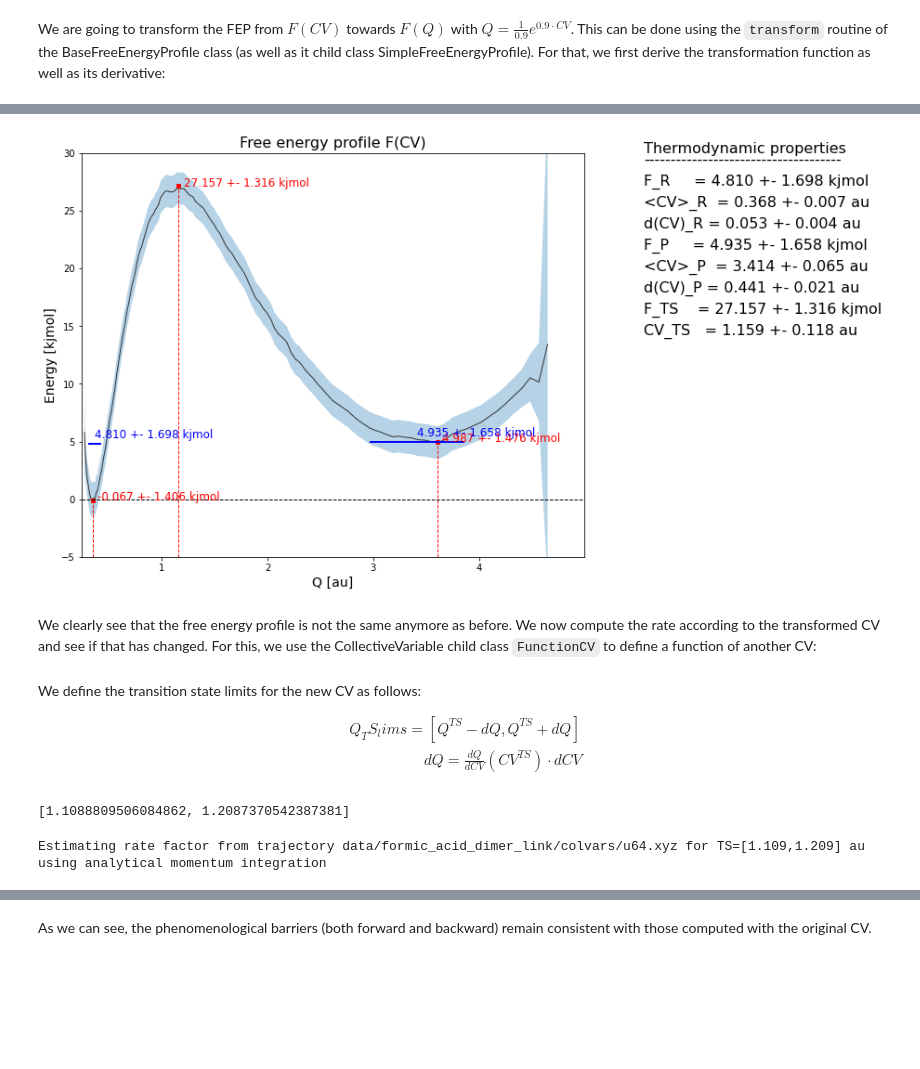
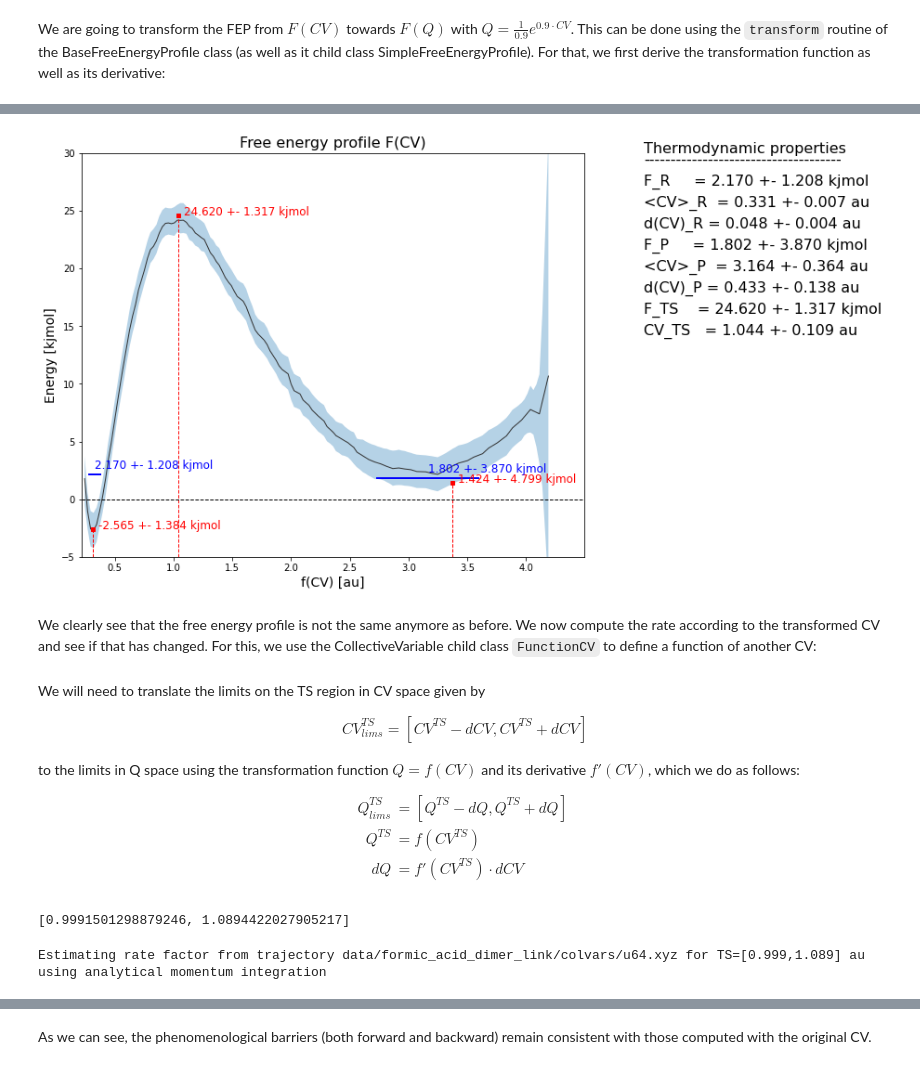
Before and after one commit to molmod/ThermoLIB, a Jupyter notebook: docs/tut/advanced_transformations.ipynb, the cells around one changed output, grey strips where cells are left out. Drawn from its saved outputs; the diff is of its cells as text; code cells hidden in the pictures; blank space fills up the shorter version.

```diff
--- a/docs/tut/advanced_transformations.ipynb
+++ b/docs/tut/advanced_transformations.ipynb
@@ -98,13 +96,13 @@ Rate factor with block averaging:
 We are going to transform the FEP from $F(CV)$ towards $F(Q)$ with $Q=\frac{1}{0.9}e^{0.9\cdot CV}$. This can be done using the ``transform`` routine of the BaseFreeEnergyProfile class (as well as it child class SimpleFreeEnergyProfile). For that, we first derive the transformation function as well as its derivative:
 # %%
 def function(cv):
-    return np.exp(0.9*cv)/0.9
+    return np.exp(0.9*cv)
 
 def derivative(cv):
-    return np.exp(0.9*cv)
+    return 0.9*np.exp(0.9*cv)
 # %%
-fep2 = fep.transform_function(function, derivative=derivative, cv_label='Q', cv_output_unit='au')
+fep2 = fep.transform_function(function, derivative=derivative)
 fep2.process_states(lims=[-np.inf,0.9,1.4,4.4])
-fep2.set_ref(ref='r')
+#fep2.set_ref(ref='r')
 fep2.plot(flims=[-5,30])
 # %% [output]
@@ -111,28 +127,35 @@ fep2.plot(flims=[-5,30])
-[figure, old version]
+[figure, new version]
 # %% [markdown]
 We clearly see that the free energy profile is not the same anymore as before. We now compute the rate according to the transformed CV and see if that has changed. For this, we use the CollectiveVariable child class ``FunctionCV`` to define a function of another CV:
 # %%
 Q = FunctionCV(CV, function, derivative)
-# %% [markdown]
-We define the transition state limits for the new CV as follows:
-
-\begin{align}
-    Q_TS_lims = [Q^{TS}-dQ,Q^{TS}+dQ] \\
-    dQ = \frac{dQ}{dCV}(CV^{TS})\cdot dCV
-\end{align}
+# %% [markdown]
+We will need to translate the limits on the TS region in CV space given by
+
+\begin{align}
+    CV^{TS}_{lims} = [CV^{TS}-dCV,CV^{TS}+dCV]
+\end{align}
+
+to the limits in Q space using the transformation function $Q=f(CV)$ and its derivative $f'(CV)$, which we do as follows:
+
+\begin{align}
+    Q^{TS}_{lims} &= [Q^{TS}-dQ,Q^{TS}+dQ] \\
+    Q^{TS} &= f(CV^{TS}) \\
+    dQ &= f'(CV^{TS})\cdot dCV
+\end{align}
 # %%
 Q_TS_Delta = derivative(fep.ts.get_cv())*CV_TS_Delta
 Q_TS_lims = [fep2.ts.get_cv()-Q_TS_Delta, fep2.ts.get_cv()+Q_TS_Delta]
 print(Q_TS_lims)
 rate2 = RateFactorEquilibrium(Q, Q_TS_lims, temp, CV_unit='au')
 # %% [output]
-[1.1088809506084862, 1.2087370542387381]
+[0.9991501298879246, 1.0894422027905217]
 # %%
 fn = '%s/colvars/u64.xyz' %os.path.dirname(fn_meta)
 rate2.process_trajectory(fn, finish=False, momenta='analytical', verbose=True)
-rate2.finish(fn=prefix+'rate_factor_samples2.txt')
+rate2.finish()
 # %% [output]
-Estimating rate factor from trajectory data/formic_acid_dimer_link/colvars/u64.xyz for TS=[1.109,1.209] au using analytical momentum integration
+Estimating rate factor from trajectory data/formic_acid_dimer_link/colvars/u64.xyz for TS=[0.999,1.089] au using analytical momentum integration
 # %%
 A2, A2_dist = rate2.result_blav()
 rate2_results = rate2.compute_rate(fep2)
```
Also changed, not shown: parts of 6 cells of this notebook, 47 other files.
